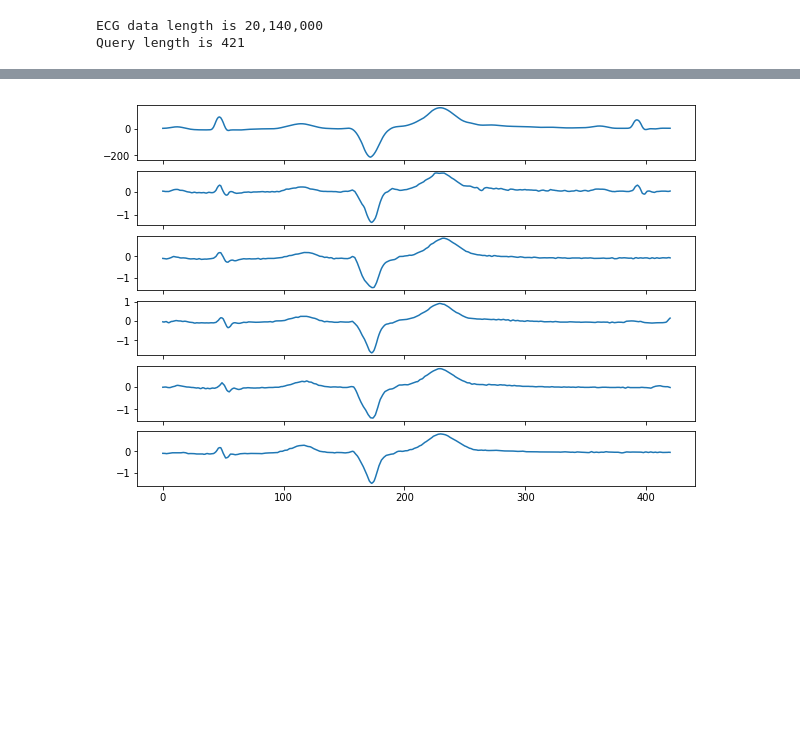
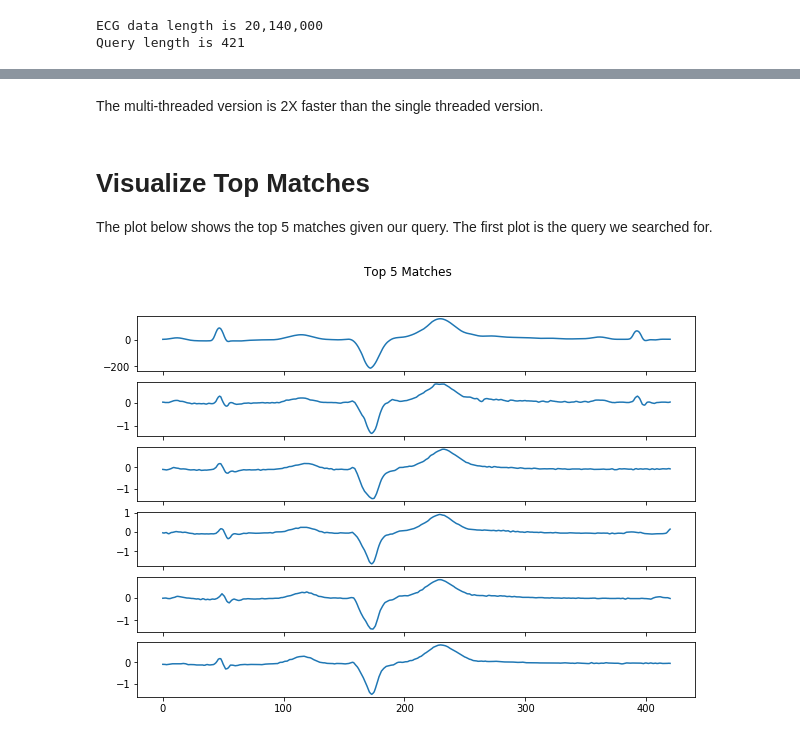
Before and after one commit to matrix-profile-foundation/mass-ts-examples, a Jupyter notebook: ecg/ECG.ipynb, the cells around one changed output, grey strips where cells are left out. Drawn from its saved outputs; the diff is of its cells as text; code cells hidden in the pictures; blank space fills up the shorter version.

```diff
--- a/ecg/ECG.ipynb
+++ b/ecg/ECG.ipynb
@@ -60,10 +95,0 @@ Wall time: 54.5 s
-# %%
-# Plot the query with top matches
-fig, axes = plt.subplots(top_matches + 1,1,sharex=True,figsize=(10,7))
-axes[0].plot(np.arange(len(ecg_query)), ecg_query)
-
-for ax, idx in zip(axes[1:], best_indices):
-    ax.plot(np.arange(len(ecg_query)), ecg[idx:idx+len(ecg_query)])
-    #ax.set_ylabel('Index {}'.format(idx), size=12)
-
-plt.show()
@@ -81,12 +108,21 @@ Wall time: 23.3 s
+# %%
+best_indices, best_dists = mts.mass2_batch(ecg, ecg_query, batch_size=batch_size, top_matches=top_matches, n_jobs=n_jobs)
+# %% [markdown]
+The multi-threaded version is 2X faster than the single threaded version.
+# %% [markdown]
+# Visualize Top Matches
+
+The plot below shows the top 5 matches given our query. The first plot is the query we searched for.
 # %%
 # Plot the query with top matches
 fig, axes = plt.subplots(top_matches + 1,1,sharex=True,figsize=(10,7))
 axes[0].plot(np.arange(len(ecg_query)), ecg_query)
 
 for ax, idx in zip(axes[1:], best_indices):
     ax.plot(np.arange(len(ecg_query)), ecg[idx:idx+len(ecg_query)])
     #ax.set_ylabel('Index {}'.format(idx), size=12)
 
+plt.suptitle('Top 5 Matches')
 plt.show()
 # %% [output]
-[figure, old version]
+[figure, new version]
```
Also changed, not shown: parts of 12 cells of this notebook, 1 other file.
